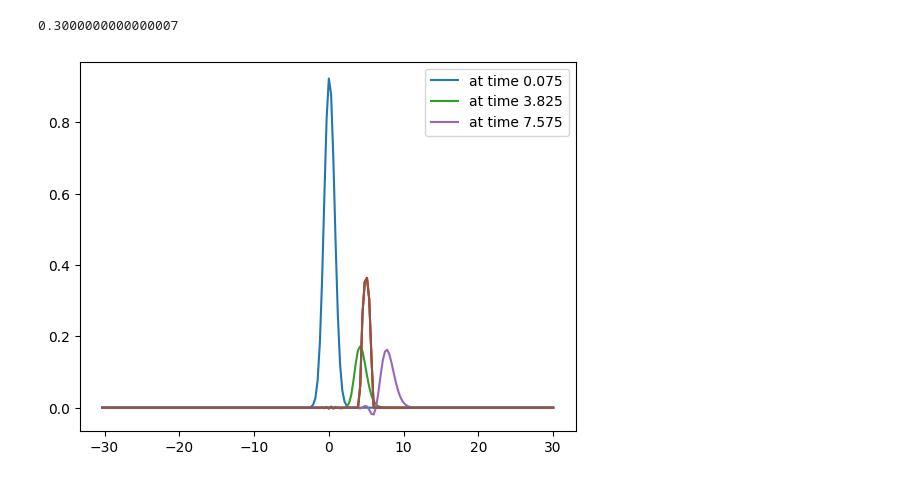
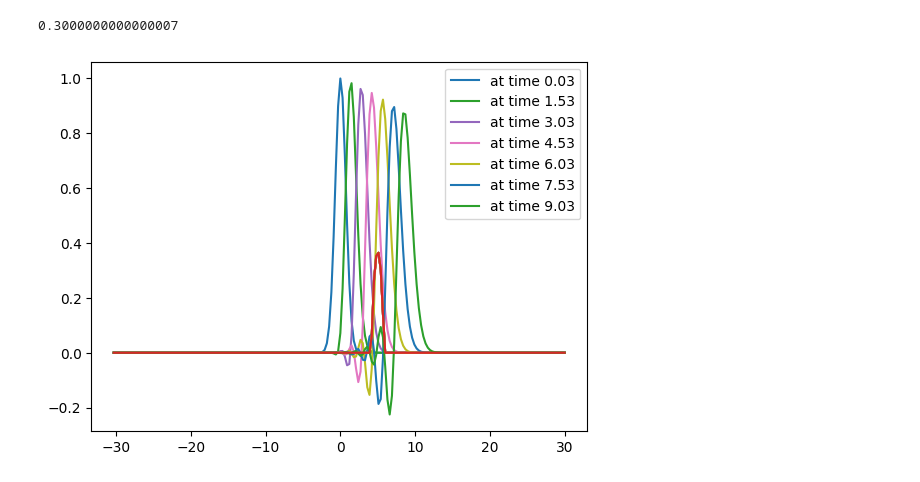
Before and after one commit to lisajl/pml, a Jupyter notebook: johnson_v2.ipynb, the cells around one changed output. Cells and saved outputs as stored; diff of their text form; code cells hidden in the pictures.

```diff
--- a/johnson_v2.ipynb
+++ b/johnson_v2.ipynb
@@ -44,7 +44,7 @@ def rhs(t, f, a, b, mode):
     # BUMP FUNCTION - 2
     if mode == 2:
         aa = 10
-        x0 = 10000
+        x0 = 0
         c = 2
 
         oneg = -1 * c
@@ -131,32 +131,32 @@ nhalo = 1
 x = np.linspace(xmin - nhalo * dx, xmax, ncells + 2*nhalo)
 
 oneg = -1 * c + x0
 opos = 1 * c + x0
 outside = np.logical_or(x<= oneg, x>=opos)
 sigmax = np.piecewise(x, [outside, np.logical_not(outside)], [0, lambda x: np.exp(aa * -1 * (1/((1-((x-x0)**2)/(c**2)))))])
 
 # grid spacing
 dx = x[1] - x[0]
 print(dx)
 # time step
-dt = dx/4.
+dt = dx/10.
 
 t = t0
 f = initial_data(x)
 it = 0
 while (t < t1):
     fnext = rk4step(f, rhs, t, dt)
 
     t += dt
     f = fnext
 
     if(it % 50 == 0):
         plt.plot(x, f[0], label="at time %g" % t)
         plt.plot(x, sigmax)
     it += 1
 
 zero = 0
 plt.legend(loc='best');
 # %% [output]
 0.3000000000000007
-[figure, old version]
+[figure, new version]
```
